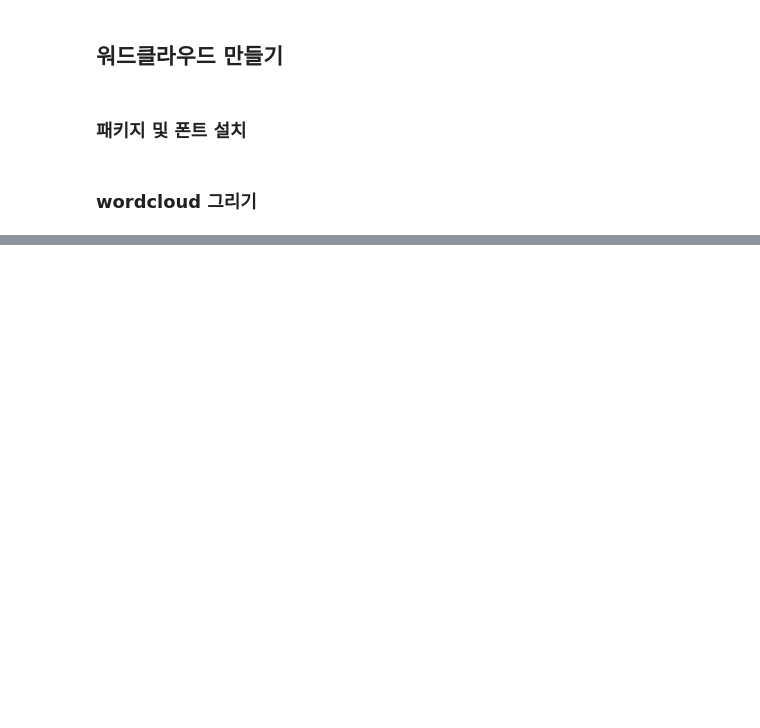
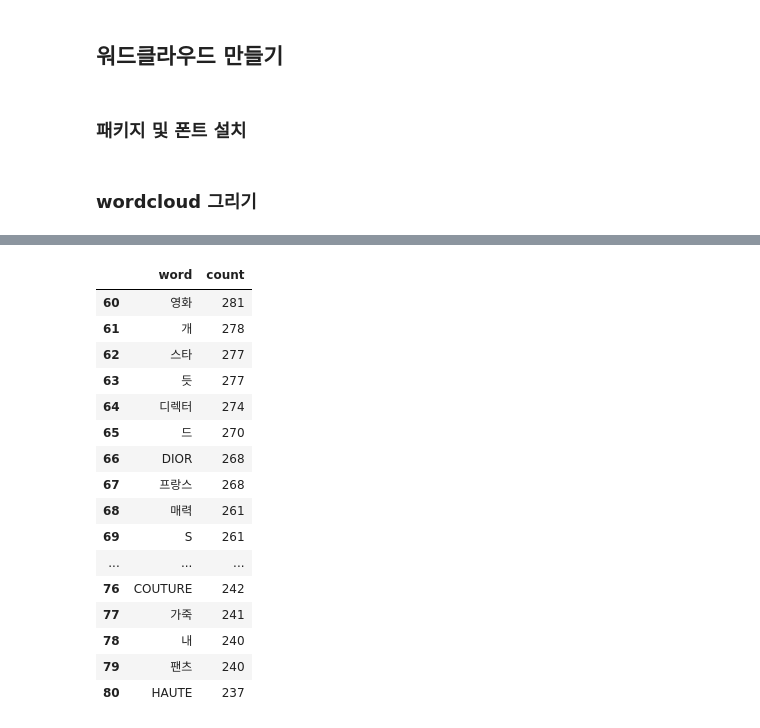
Before and after one commit to sujin29/blande, a Jupyter notebook: replace_for_textmining_Chanel.ipynb, the cells around one changed output, grey strips where cells are left out. Drawn from its saved outputs; the diff is of its cells as text; code cells hidden in the pictures; blank space fills up the shorter version.

```diff
--- a/replace_for_textmining_Chanel.ipynb
+++ b/replace_for_textmining_Chanel.ipynb
@@ -503,0 +751,24 @@ wc.to_file('hannanum_noun_celine.png')
+# %%
+ch_ADFN_rank_df = pd.DataFrame(ADFN_rank)
+# %%
+ch_ADFN_rank_df.columns = ['word', 'count']
+# %%
+ch_ADFN_rank_df.loc[60:80]
+# %% [output]
+|  | word | count |
+| 60 | 영화 | 281 |
+| 61 | 개 | 278 |
+| 62 | 스타 | 277 |
+| 63 | 듯 | 277 |
+| 64 | 디렉터 | 274 |
+| 65 | 드 | 270 |
+| 66 | DIOR | 268 |
+| 67 | 프랑스 | 268 |
+| 68 | 매력 | 261 |
+| 69 | S | 261 |
+| ... | ... | ... |
+| 76 | COUTURE | 242 |
+| 77 | 가죽 | 241 |
+| 78 | 내 | 240 |
+| 79 | 팬츠 | 240 |
+| 80 | HAUTE | 237 |
```
Also changed, not shown: parts of 107 cells of this notebook, 1 other file.
